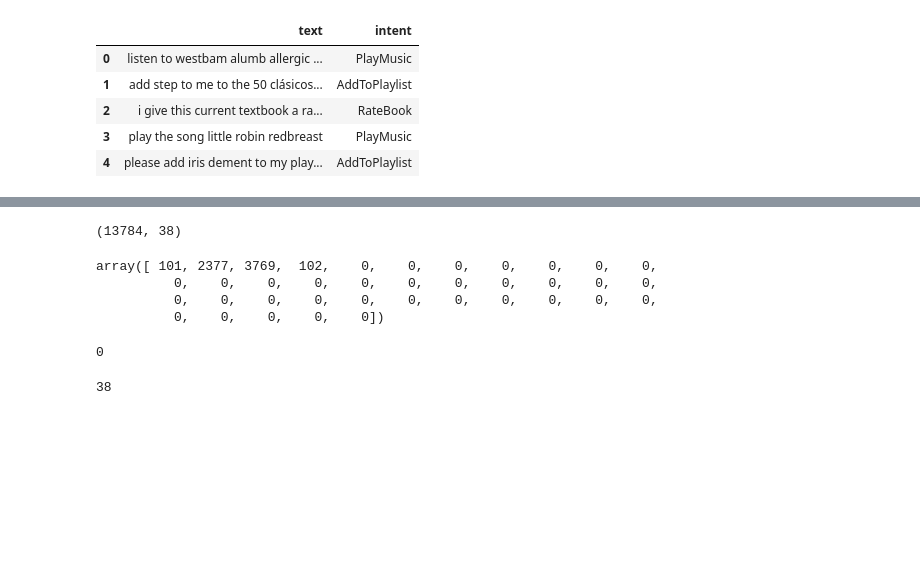
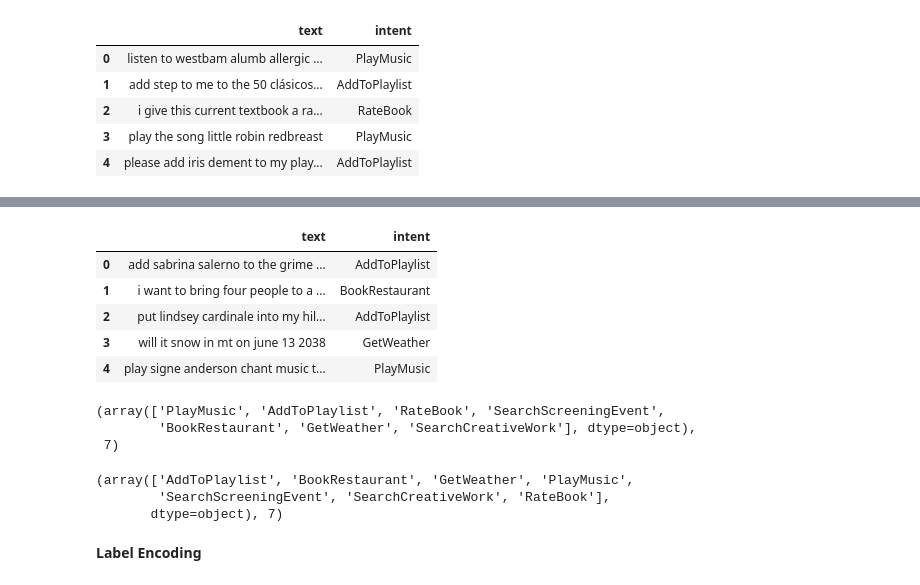
Before and after one commit to sahug/ds-bert, a Jupyter notebook: BERT NLP - Session 6 - Intent Recognition Using BERT and Tensorflow.ipynb, the cells around one changed output, grey strips where cells are left out. Cells and saved outputs as stored; diff of their text form; code cells hidden in the pictures; blank space fills up the shorter version.

```diff
--- a/BERT NLP - Session 6 - Intent Recognition Using BERT and Tensorflow.ipynb
+++ b/BERT NLP - Session 6 - Intent Recognition Using BERT and Tensorflow.ipynb
@@ -249,19 +47,0 @@ max seq_len 38
-# %%
-data.train_x.shape
-# %% [output]
-(13784, 38)
-# %%
-data.train_x[0]
-# %% [output]
-array([ 101, 2377, 3769,  102,    0,    0,    0,    0,    0,    0,    0,
-          0,    0,    0,    0,    0,    0,    0,    0,    0,    0,    0,
-          0,    0,    0,    0,    0,    0,    0,    0,    0,    0,    0,
-          0,    0,    0,    0,    0])
-# %%
-data.train_y[0]
-# %% [output]
-0
-# %%
-data.max_seq_len
-# %% [output]
-38
@@ -269,0 +48,23 @@ model = create_model(data.max_seq_len, bert_ckpt_file)
+# %%
+test.head()
+# %% [output]
+|  | text | intent |
+| 0 | add sabrina salerno to the grime ... | AddToPlaylist |
+| 1 | i want to bring four people to a ... | BookRestaurant |
+| 2 | put lindsey cardinale into my hil... | AddToPlaylist |
+| 3 | will it snow in mt on june 13 2038 | GetWeather |
+| 4 | play signe anderson chant music t... | PlayMusic |
+# %%
+train["intent"].unique(), len(train["intent"].unique())
+# %% [output]
+(array(['PlayMusic', 'AddToPlaylist', 'RateBook', 'SearchScreeningEvent',
+        'BookRestaurant', 'GetWeather', 'SearchCreativeWork'], dtype=object),
+ 7)
+# %%
+test["intent"].unique(), len(test["intent"].unique())
+# %% [output]
+(array(['AddToPlaylist', 'BookRestaurant', 'GetWeather', 'PlayMusic',
+        'SearchScreeningEvent', 'SearchCreativeWork', 'RateBook'],
+       dtype=object), 7)
+# %% [markdown]
+**Label Encoding**
```
Also changed, not shown: parts of 66 cells of this notebook.
